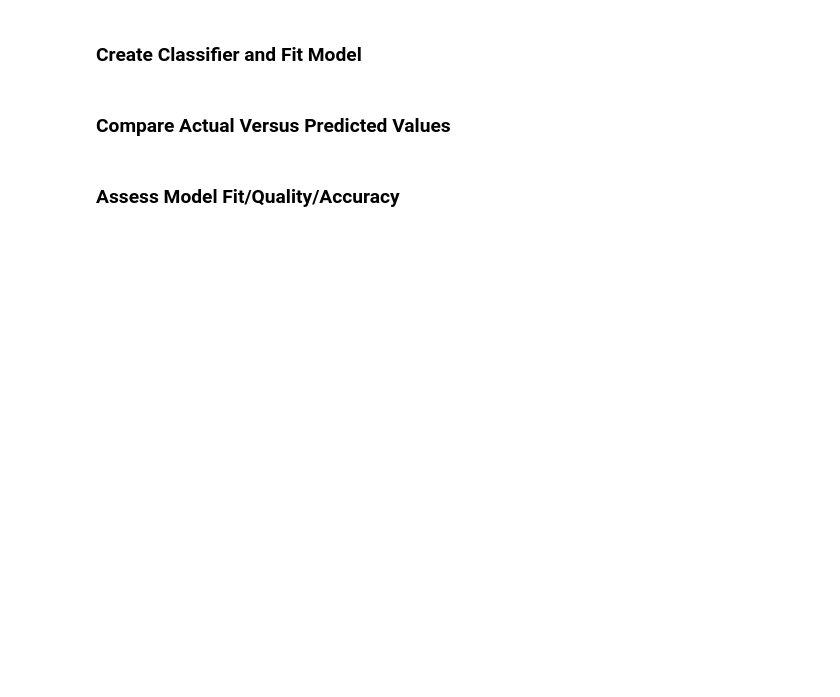
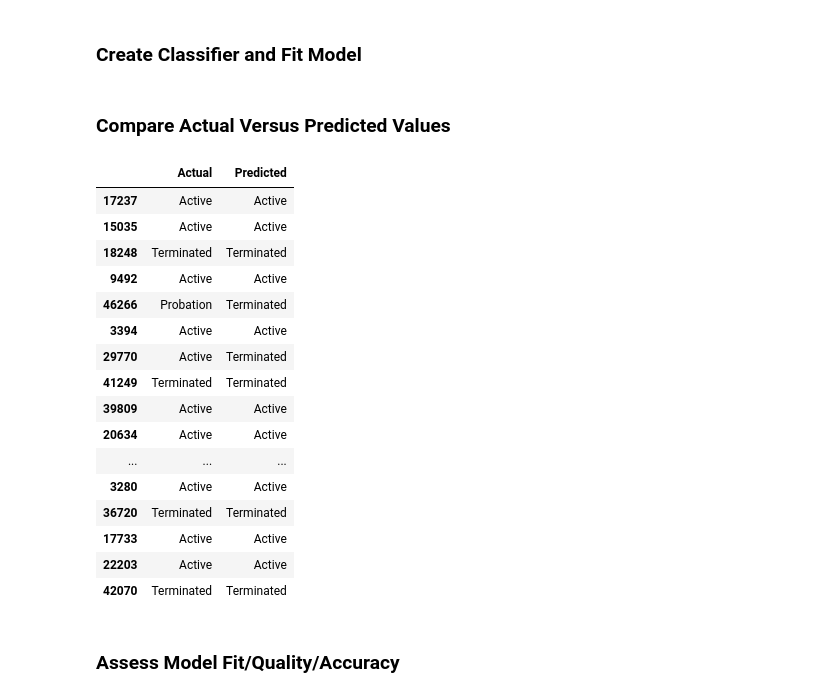
Before and after one commit to idayley/IS455, a Jupyter notebook: 1 Checkpoints/9 Categorical/Checkpoint_DT.ipynb, the cells around one changed output. Drawn from its saved outputs; the diff is of its cells as text; code cells hidden in the pictures; blank space fills up the shorter version.

```diff
--- a/1 Checkpoints/9 Categorical/Checkpoint_DT.ipynb
+++ b/1 Checkpoints/9 Categorical/Checkpoint_DT.ipynb
@@ -433,3 +519,16 @@ Image(graph.create_png())
 # 'IN_SCHOOL_FLAG' from the dataset because we will be predicting
 # 'SIMPLE_STATUS_DESCRIPTION'. Then, generate dummy codes for the remaining features.
 # Print out the first five records to verify everything worked correctly.
+
+df_new = df_simple3.copy()
+
+df_new['MOD_NUMBER'] = df_new['MOD_NUMBER'].astype('object')
+df_new['COHORT_YEAR'] = df_new['COHORT_YEAR'].astype('object')
+
+df_new.drop(columns=['STATUS_DESCRIPTION', 'IN_SCHOOL_FLAG'], inplace=True)
+
+for col in df_new:
+    if not pd.api.types.is_numeric_dtype(df_new[col]) and col != 'SIMPLE_STATUS_DESCRIPTION':
+        df_new = pd.get_dummies(df_new, columns=[col], drop_first=True)
+
+df_new.head()
@@ -453,7 +586,29 @@ Image(graph.create_png())
 # %%
 # Question 24: Predict the y values for the testing dataset and add them to
 # a DataFrame along with the actual y values for comparison. Print out the
 # first 20 records.
+
+y_pred = clf2.predict(X_test)
+
+pd.DataFrame({'Actual': y_test, 'Predicted': y_pred}).head(20)
+# %% [output]
+|  | Actual | Predicted |
+| 17237 | Active | Active |
+| 15035 | Active | Active |
+| 18248 | Terminated | Terminated |
+| 9492 | Active | Active |
+| 46266 | Probation | Terminated |
+| 3394 | Active | Active |
+| 29770 | Active | Terminated |
+| 41249 | Terminated | Terminated |
+| 39809 | Active | Active |
+| 20634 | Active | Active |
+| ... | ... | ... |
+| 3280 | Active | Active |
+| 36720 | Terminated | Terminated |
+| 17733 | Active | Active |
+| 22203 | Active | Active |
+| 42070 | Terminated | Terminated |
 # %% [markdown]
 ### Assess Model Fit/Quality/Accuracy
 # %%
```
Also changed, not shown: parts of 16 cells of this notebook, 3 other files.
